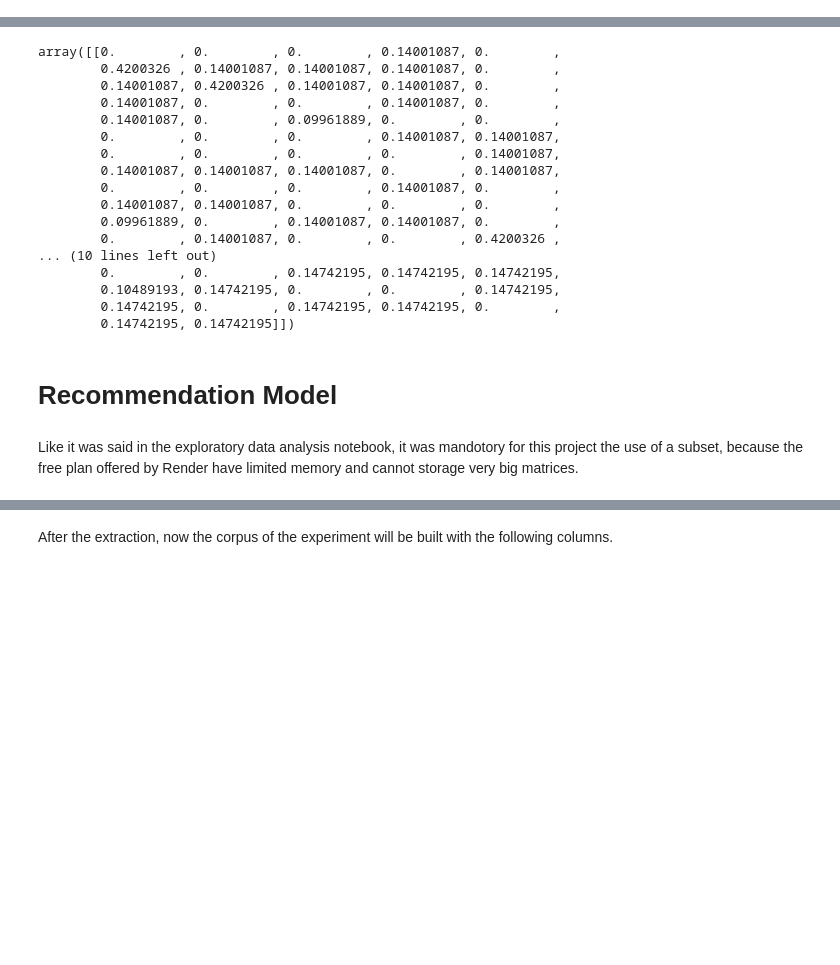
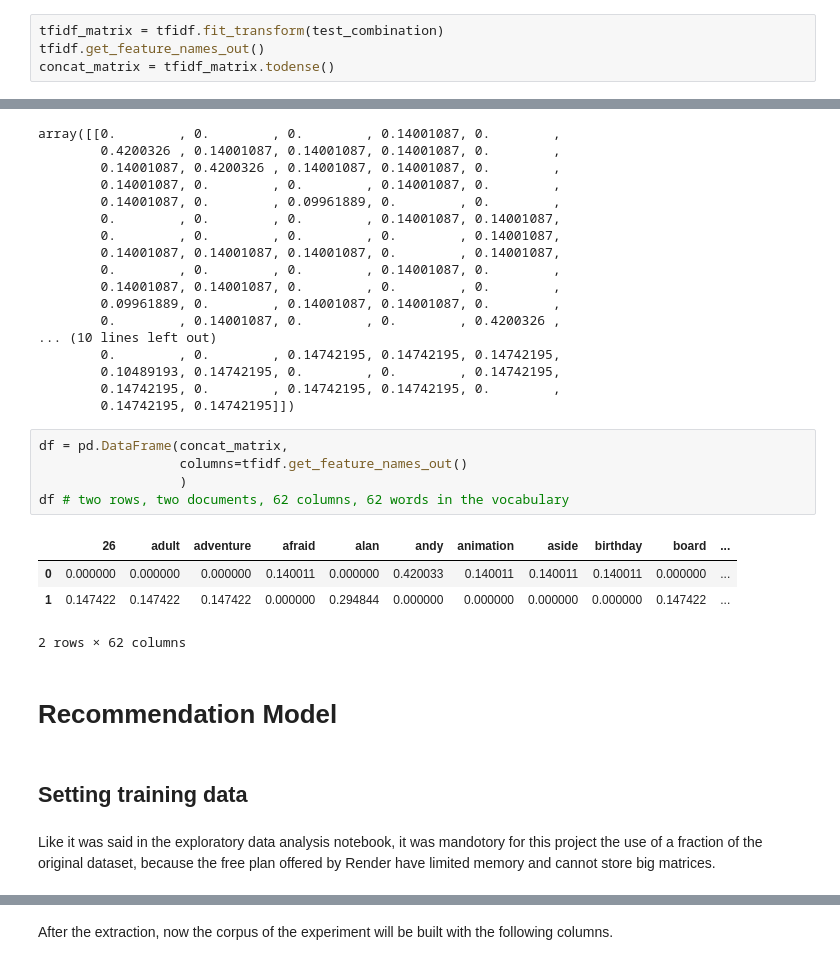
Before and after one commit to cristhianc001/Movie-Recommendation-System, a Jupyter notebook: notebooks/4. Recommendation Model.ipynb, the cells around one changed output, grey strips where cells are left out. Drawn from its saved outputs; the diff is of its cells as text; blank space fills up the shorter version.

```diff
--- a/notebooks/4. Recommendation Model.ipynb
+++ b/notebooks/4. Recommendation Model.ipynb
@@ -122,3 +142,7 @@ array(['26', 'adult', 'adventure', 'afraid', 'alan', 'andy', 'animation',
+# %%
+tfidf_matrix = tfidf.fit_transform(test_combination)
+tfidf.get_feature_names_out()
+concat_matrix = tfidf_matrix.todense()
 # %%
 len(tfidf.get_feature_names_out()) # number of words
 # %% [output]
@@ -143,10 +167,22 @@ array([[0.        , 0.        , 0.        , 0.14001087, 0.        ,
         0.10489193, 0.14742195, 0.        , 0.        , 0.14742195,
         0.14742195, 0.        , 0.14742195, 0.14742195, 0.        ,
         0.14742195, 0.14742195]])
+# %%
+df = pd.DataFrame(concat_matrix,
+                  columns=tfidf.get_feature_names_out()
+                  )
+df # two rows, two documents, 62 columns, 62 words in the vocabulary
+# %% [output]
+|  | 26 | adult | adventure | afraid | alan | andy | animation | aside | birthday | board | ... |
+| 0 | 0.000000 | 0.000000 | 0.000000 | 0.140011 | 0.000000 | 0.420033 | 0.140011 | 0.140011 | 0.140011 | 0.000000 | ... |
+| 1 | 0.147422 | 0.147422 | 0.147422 | 0.000000 | 0.294844 | 0.000000 | 0.000000 | 0.000000 | 0.000000 | 0.147422 | ... |
+2 rows × 62 columns
 # %% [markdown]
 # Recommendation Model
+# %% [markdown]
+## Setting training data
 # %% [markdown]
-Like it was said in the exploratory data analysis notebook, it was mandotory for this project the use of a subset, because the free plan offered by Render have limited memory and cannot storage very big matrices.
+Like it was said in the exploratory data analysis notebook, it was mandotory for this project the use of a fraction of the original dataset, because the free plan offered by Render have limited memory and cannot store big matrices.
 # %%
 df_train = df_movies[df_movies["vote_count"] >= 100].reset_index()
 df_train.shape
```
Also changed, not shown: parts of 57 cells of this notebook, 3 other files.
